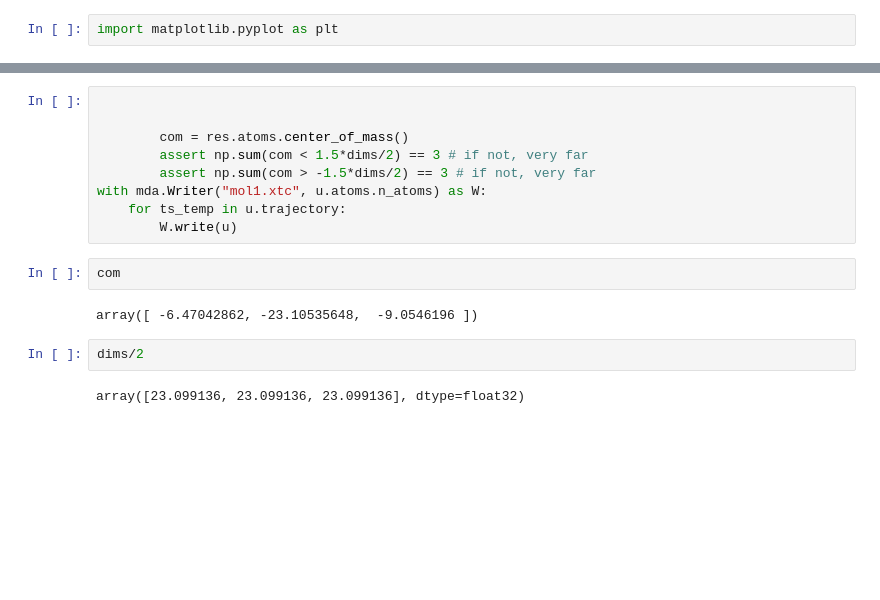
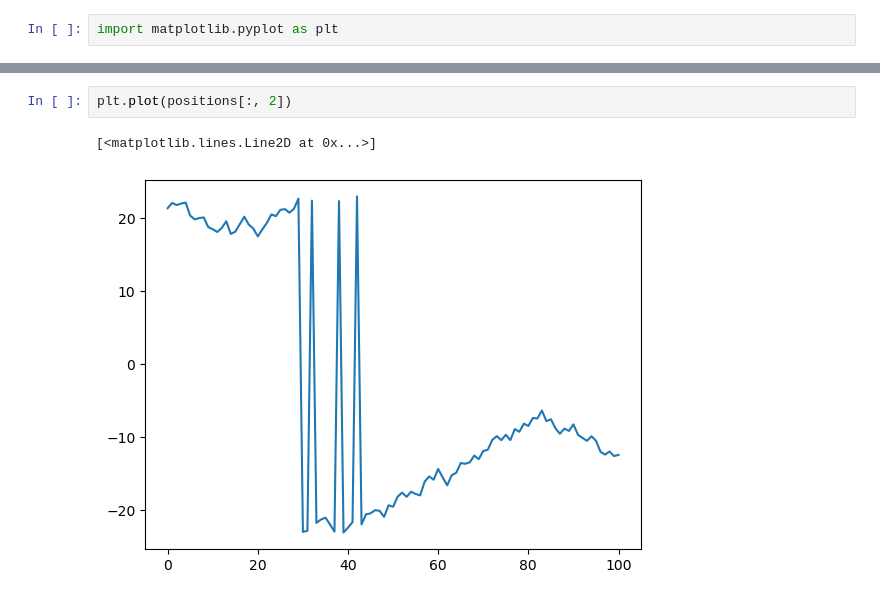
Before and after one commit to simongravelle/gallery, a Jupyter notebook: scripts/2024-05-12-POLYMER/from-wrapped-to-mol.ipynb, the cells around one changed output, grey strips where cells are left out. Saved outputs shown, nothing was run; the diff lists cells and outputs as text; blank space fills up the shorter version.

```diff
--- a/scripts/2024-05-12-POLYMER/from-wrapped-to-mol.ipynb
+++ b/scripts/2024-05-12-POLYMER/from-wrapped-to-mol.ipynb
@@ -57,17 +50,5 @@ plt.plot(res.atoms.positions[:,0], res.atoms.positions[:,1], 'o')
-# %%
-
-
-        com = res.atoms.center_of_mass()
-        assert np.sum(com < 1.5*dims/2) == 3 # if not, very far
-        assert np.sum(com > -1.5*dims/2) == 3 # if not, very far
-with mda.Writer("mol1.xtc", u.atoms.n_atoms) as W:
-    for ts_temp in u.trajectory:
-        W.write(u)
-# %%
-com
-# %% [output]
-array([ -6.47042862, -23.10535648,  -9.0546196 ])
-# %%
-dims/2
-# %% [output]
-array([23.099136, 23.099136, 23.099136], dtype=float32)
+# %%
+plt.plot(positions[:, 2])
+# %% [output]
+[<matplotlib.lines.Line2D at 0x...>]
+[figure, added]
```
Also changed, not shown: parts of 9 cells of this notebook, 1 other file.
